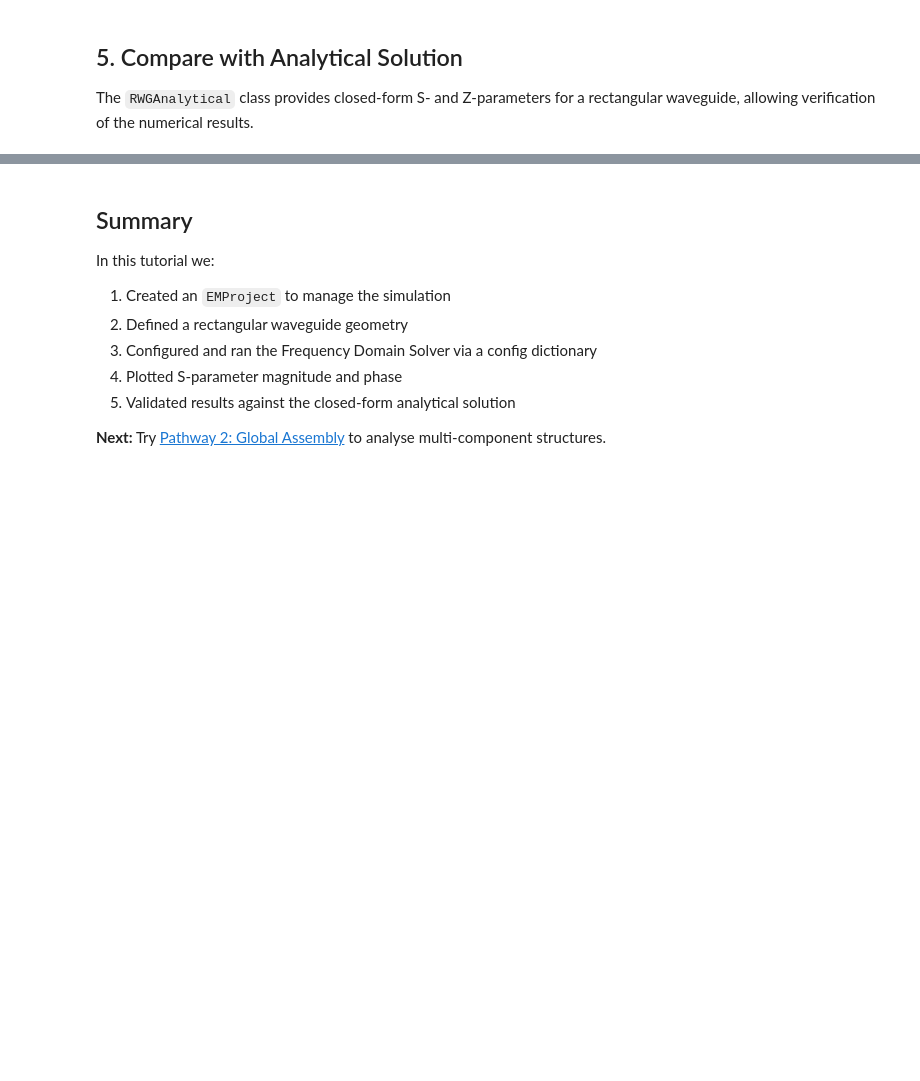
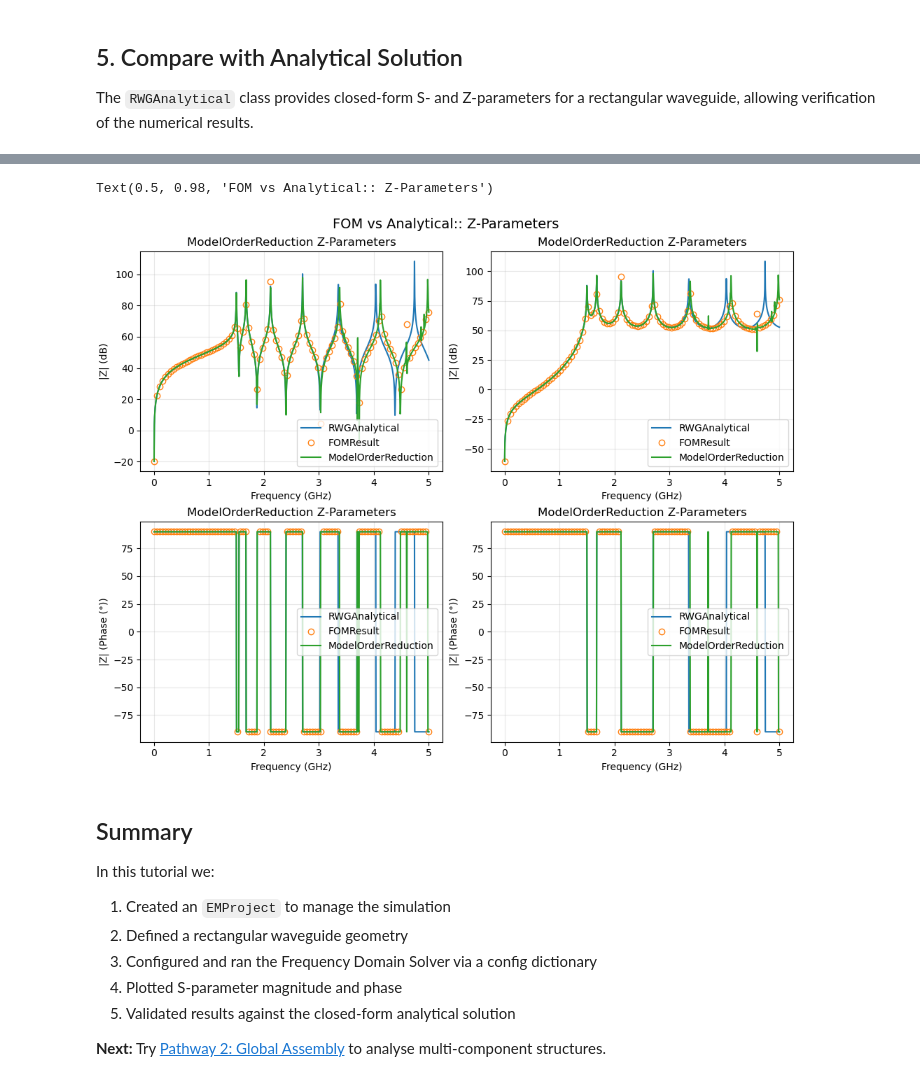
Before and after one commit to Dark-Elektron/cavsim3d, a Jupyter notebook: site/tutorials/pathway1_single_solid/pathway1_single_solid.ipynb, the cells around one changed output, grey strips where cells are left out. Drawn from its saved outputs; the diff is of its cells as text; code cells hidden in the pictures; blank space fills up the shorter version.

```diff
--- a/site/tutorials/pathway1_single_solid/pathway1_single_solid.ipynb
+++ b/site/tutorials/pathway1_single_solid/pathway1_single_solid.ipynb
@@ -173,3 +229,25 @@ Text(0.5, 0.98, 'FOM vs Analytical — S-Parameters')
+# %%
+# Plot comparison: FOM vs Analytical
+which = [['1(1)1(1)'], ['1(1)2(1)']]
+
+fig, axs = plt.subplot_mosaic(
+    [[1, 2], [3, 4]], figsize=(10, 8), layout='constrained'
+)
+
+for idx, wh in enumerate(which):
+    # Magnitude
+    analytical.plot_z(wh, ax=axs[idx + 1])
+    proj.fds.fom.plot_z(wh, ax=axs[idx + 1], lw=0, marker='o', mfc='none')
+    proj.fds.fom.rom.plot_z(wh, ax=axs[idx + 1])
+    # Phase
+    analytical.plot_z(wh, plot_type='phase', ax=axs[idx + 3])
+    proj.fds.fom.plot_z(wh, plot_type='phase', ax=axs[idx + 3], lw=0, marker='o', mfc='none')
+    proj.fds.fom.rom.plot_z(wh, plot_type='phase', ax=axs[idx + 3])
+
+fig.suptitle('FOM vs Analytical:: Z-Parameters', fontsize=14)
+# %% [output]
+Text(0.5, 0.98, 'FOM vs Analytical:: Z-Parameters')
+[figure, added]
 # %% [markdown]
 ## Summary
 
```
Also changed, not shown: parts of 10 cells of this notebook, 35 other files.
